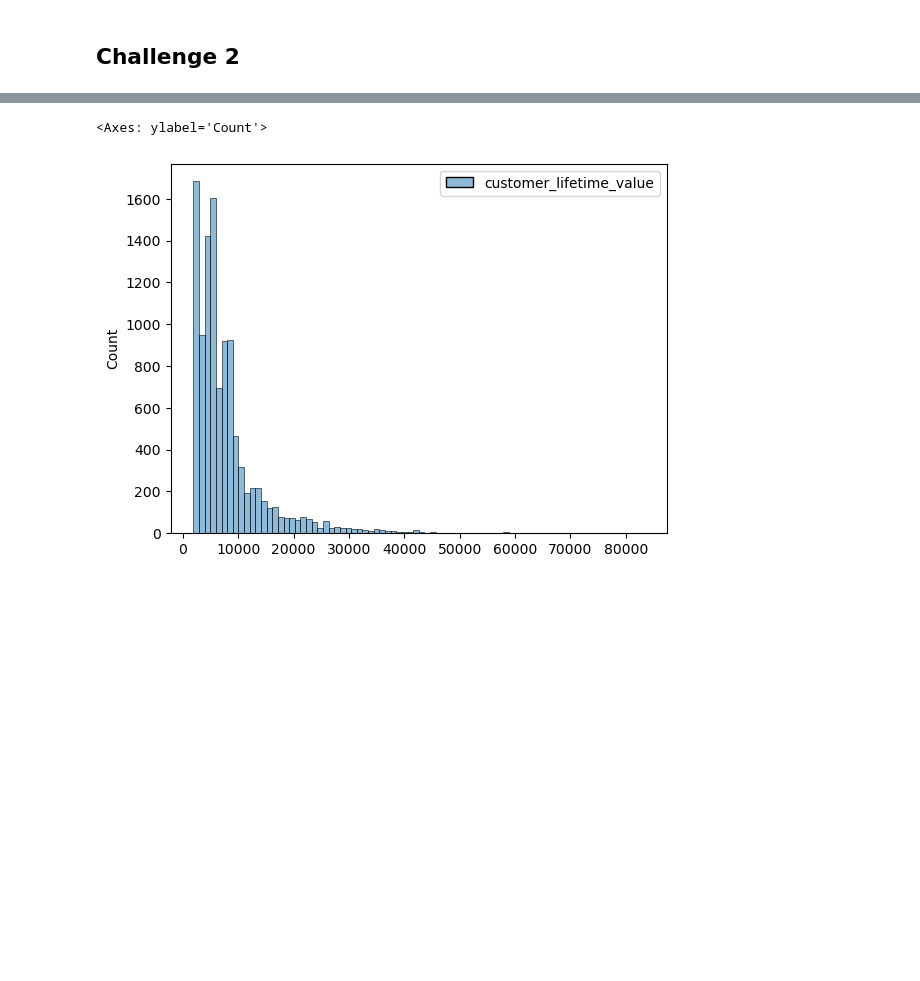
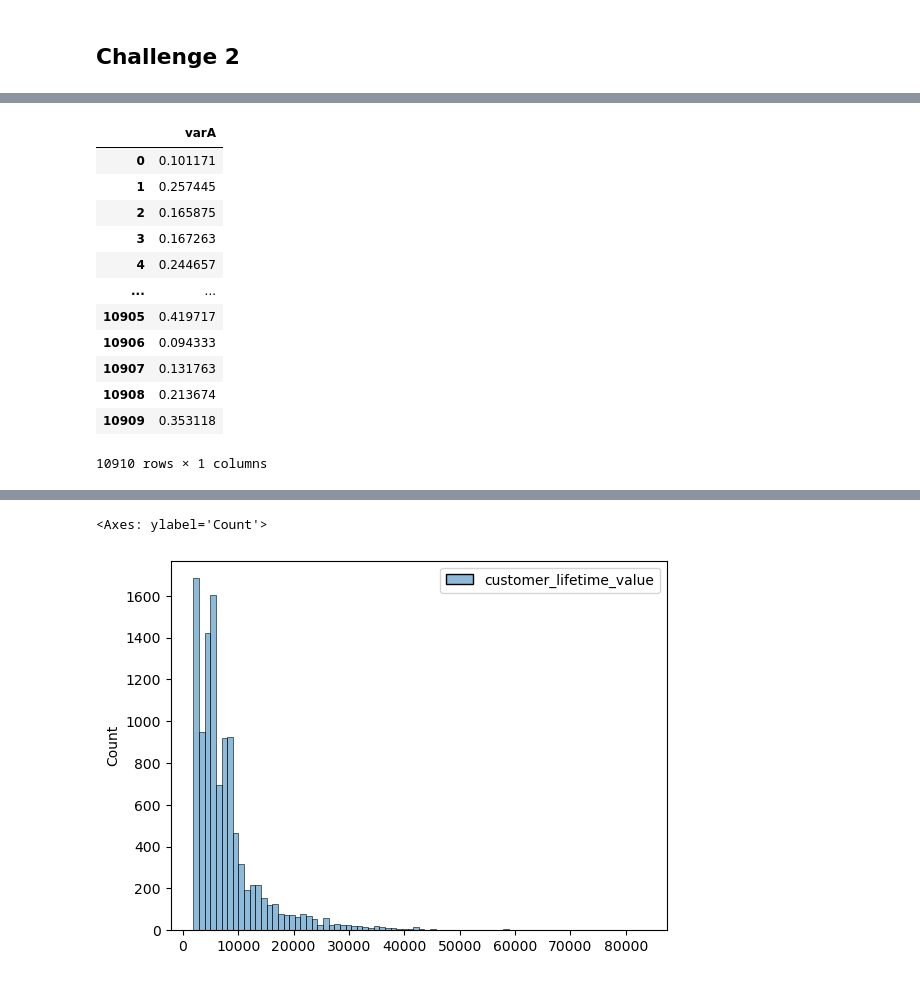
Before and after one commit to calumatos/Ironhack-Labs, a Jupyter notebook: Week4/Lab Data Transformation.ipynb, the cells around one changed output, grey strips where cells are left out. Drawn from its saved outputs; the diff is of its cells as text; code cells hidden in the pictures; blank space fills up the shorter version.

```diff
--- a/Week4/Lab Data Transformation.ipynb
+++ b/Week4/Lab Data Transformation.ipynb
@@ -223,6 +289,22 @@ df['varA'] = scaler.fit_transform(df[['income']])
 varA = df[['varA']]
 varA_scaled = scaler.fit_transform(varA)
 df['varA'] = varA_scaled
+# %%
+varA
+# %% [output]
+|  | varA |
+| 0 | 0.101171 |
+| 1 | 0.257445 |
+| 2 | 0.165875 |
+| 3 | 0.167263 |
+| 4 | 0.244657 |
+| ... | ... |
+| 10905 | 0.419717 |
+| 10906 | 0.094333 |
+| 10907 | 0.131763 |
+| 10908 | 0.213674 |
+| 10909 | 0.353118 |
+10910 rows × 1 columns
 # %%
 # Check that varA has been rescaled using a displot or a histogram
 sns.histplot(df['varA'], bins=80)
```
Also changed, not shown: parts of 10 cells of this notebook, 1 other file.
